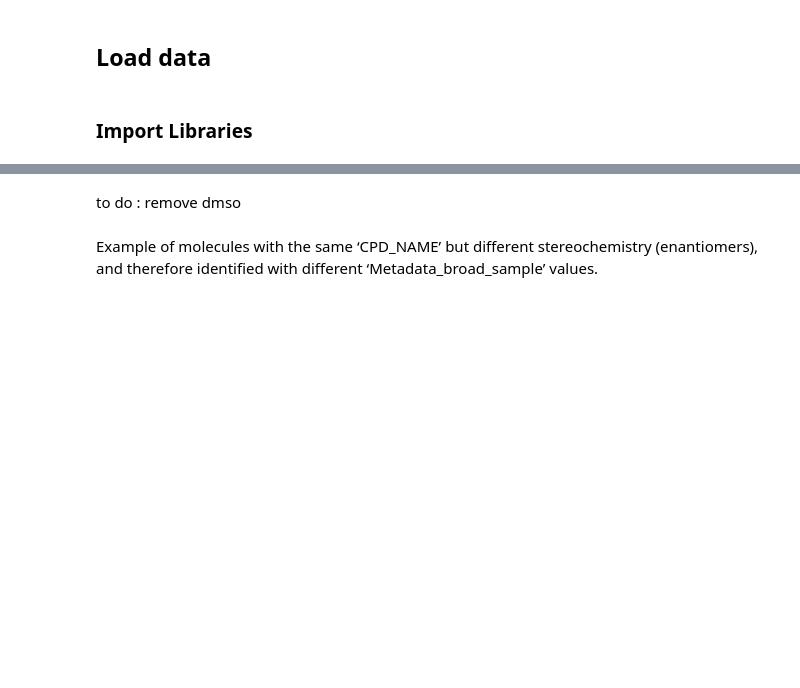
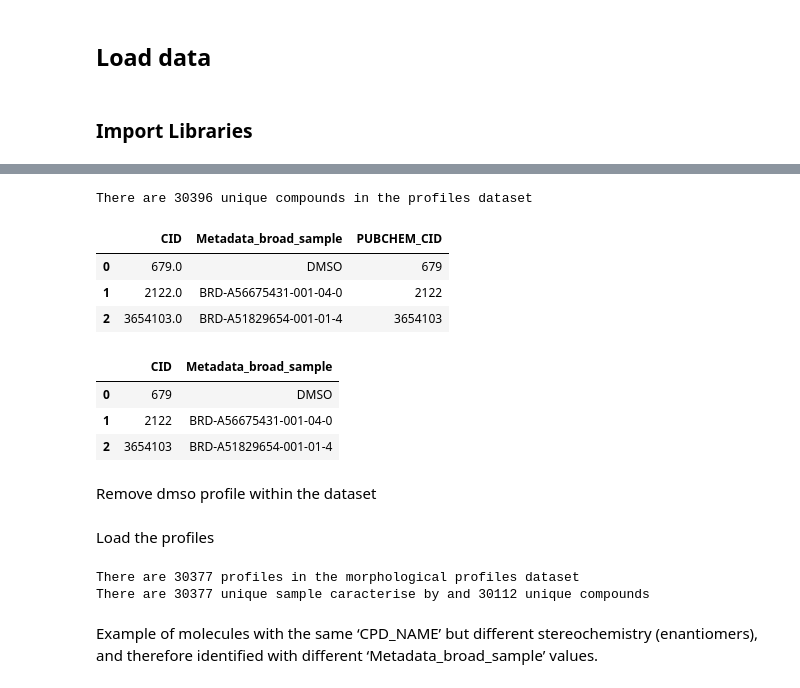
Before and after one commit to f-sod/GCC, a Jupyter notebook: Notebooks/Endocrine_activity_prediction.ipynb, the cells around one changed output, grey strips where cells are left out. Drawn from its saved outputs; the diff is of its cells as text; code cells hidden in the pictures; blank space fills up the shorter version.

```diff
--- a/Notebooks/Endocrine_activity_prediction.ipynb
+++ b/Notebooks/Endocrine_activity_prediction.ipynb
@@ -31,5 +50,5 @@ import pandas as pd
 # %%
-profiles_cid_pubchem = pd.read_pickle('../Data/Annotations/pubchem_annotation1.pkl')
+profiles_cid_pubchem = pd.read_pickle('../Data/Annotations/pubchem_annotation1_october_2.pkl') #pd.read_csv('../pubchem_annotation_morpho.csv',sep='\t')
 #profiles_cid_pubchem = profiles_cid_pubchem[['CID','CPD_NAME']]
 print(f"There are {profiles_cid_pubchem['CID'].nunique()} unique compounds in the profiles dataset")
 profiles_cid_pubchem.head(3)
@@ -36,2 +61,14 @@ profiles_cid_pubchem.head(3)
-# %% [markdown]
-to do : remove dmso
+# %%
+profiles_cid_pubchem = profiles_cid_pubchem.dropna(subset=['CID']).copy()
+profiles_cid_pubchem.loc[:, 'PUBCHEM_CID'] = profiles_cid_pubchem['CID'].astype(int)
+#profiles_cid_pubchem = profiles_cid_pubchem[['PUBCHEM_CID','CPD_NAMES']]
+
+
+print(f"There are {profiles_cid_pubchem['CID'].nunique()} unique compounds in the profiles dataset")
+profiles_cid_pubchem.head(3)
+# %% [output]
+There are 30396 unique compounds in the profiles dataset
+|  | CID | Metadata_broad_sample | PUBCHEM_CID |
+| 0 | 679.0 | DMSO | 679 |
+| 1 | 2122.0 | BRD-A56675431-001-04-0 | 2122 |
+| 2 | 3654103.0 | BRD-A51829654-001-01-4 | 3654103 |
@@ -37,0 +78,9 @@ to do : remove dmso
+# %%
+profiles_cid_pubchem.head(3)
+# %% [output]
+|  | CID | Metadata_broad_sample |
+| 0 | 679 | DMSO |
+| 1 | 2122 | BRD-A56675431-001-04-0 |
+| 2 | 3654103 | BRD-A51829654-001-01-4 |
+# %% [markdown]
+Remove dmso profile within the dataset
@@ -38,9 +91,14 @@ to do : remove dmso
+# %% [markdown]
+Load the profiles
 # %%
 path_to_pickle_file ='../Data/CellProfiles/output_notebook_1.pkl'
 profiles = pickle.load(open(path_to_pickle_file, 'rb'))
 # %%
 print(f"There are {len(profiles)} profiles in the morphological profiles dataset")
-print(f"There are {profiles['Metadata_broad_sample'].nunique()} unique sample, and {profiles['CPD_NAME'].nunique()} unique compounds")
+print(f"There are {profiles['Metadata_broad_sample'].nunique()} unique sample caracterise by and {profiles['CPD_NAME'].nunique()} unique compounds")
+# %% [output]
+There are 30377 profiles in the morphological profiles dataset
+There are 30377 unique sample caracterise by and 30112 unique compounds
 # %% [markdown]
 Example of molecules with the same ‘CPD_NAME’ but different stereochemistry (enantiomers), and therefore identified with different ‘Metadata_broad_sample’ values.
 # %%
```
Also changed, not shown: parts of 51 cells of this notebook, 1 other file.
